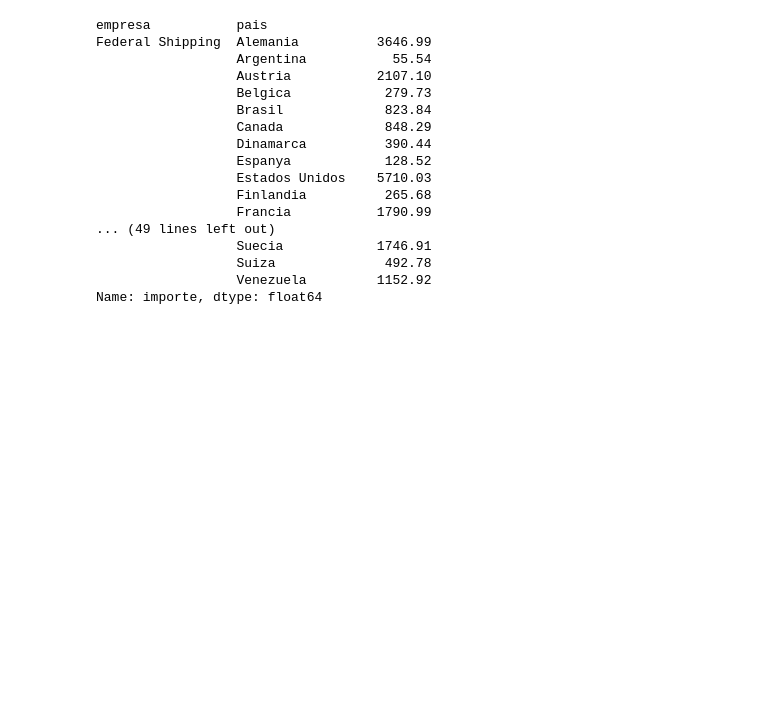
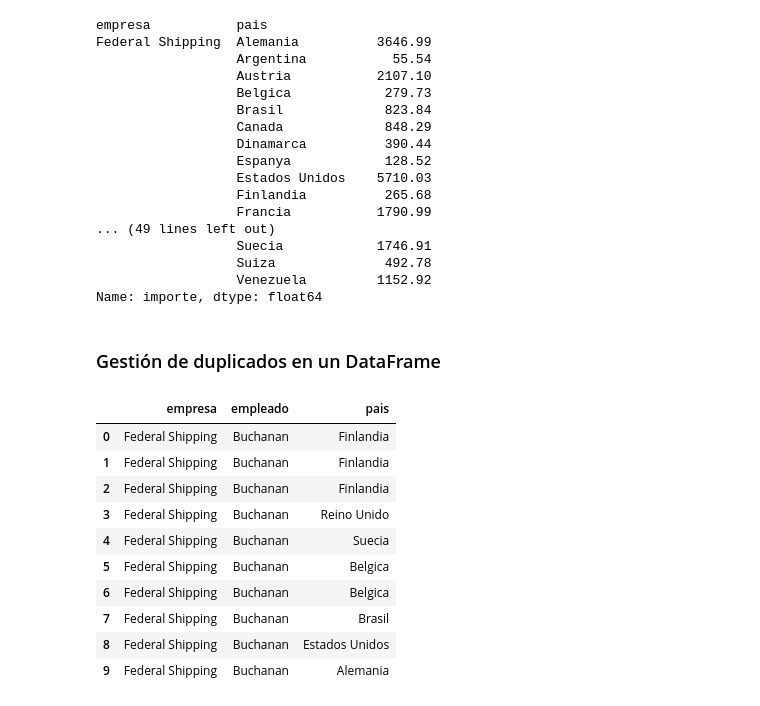
Before and after one commit to aldebarran22/curso_avanzado_santander, a Jupyter notebook: codigo_sep_16_20/pandas_merge.ipynb, the cells around one changed output. Drawn from its saved outputs; the diff is of its cells as text; code cells hidden in the pictures; blank space fills up the shorter version.

```diff
--- a/codigo_sep_16_20/pandas_merge.ipynb
+++ b/codigo_sep_16_20/pandas_merge.ipynb
@@ -126,3 +128,21 @@ Federal Shipping  Alemania          3646.99
                   Suiza              492.78
                   Venezuela         1152.92
 Name: importe, dtype: float64
+# %% [markdown]
+### Gestión de duplicados en un DataFrame
+# %%
+dfPrueba = dfTotal[['empresa','empleado','pais']]
+dfPrueba.sort_values(["empresa","empleado","pais"])
+dfPrueba.head(10)
+# %% [output]
+|  | empresa | empleado | pais |
+| 0 | Federal Shipping | Buchanan | Finlandia |
+| 1 | Federal Shipping | Buchanan | Finlandia |
+| 2 | Federal Shipping | Buchanan | Finlandia |
+| 3 | Federal Shipping | Buchanan | Reino Unido |
+| 4 | Federal Shipping | Buchanan | Suecia |
+| 5 | Federal Shipping | Buchanan | Belgica |
+| 6 | Federal Shipping | Buchanan | Belgica |
+| 7 | Federal Shipping | Buchanan | Brasil |
+| 8 | Federal Shipping | Buchanan | Estados Unidos |
+| 9 | Federal Shipping | Buchanan | Alemania |
```
Also changed, not shown: parts of 2 cells of this notebook.
